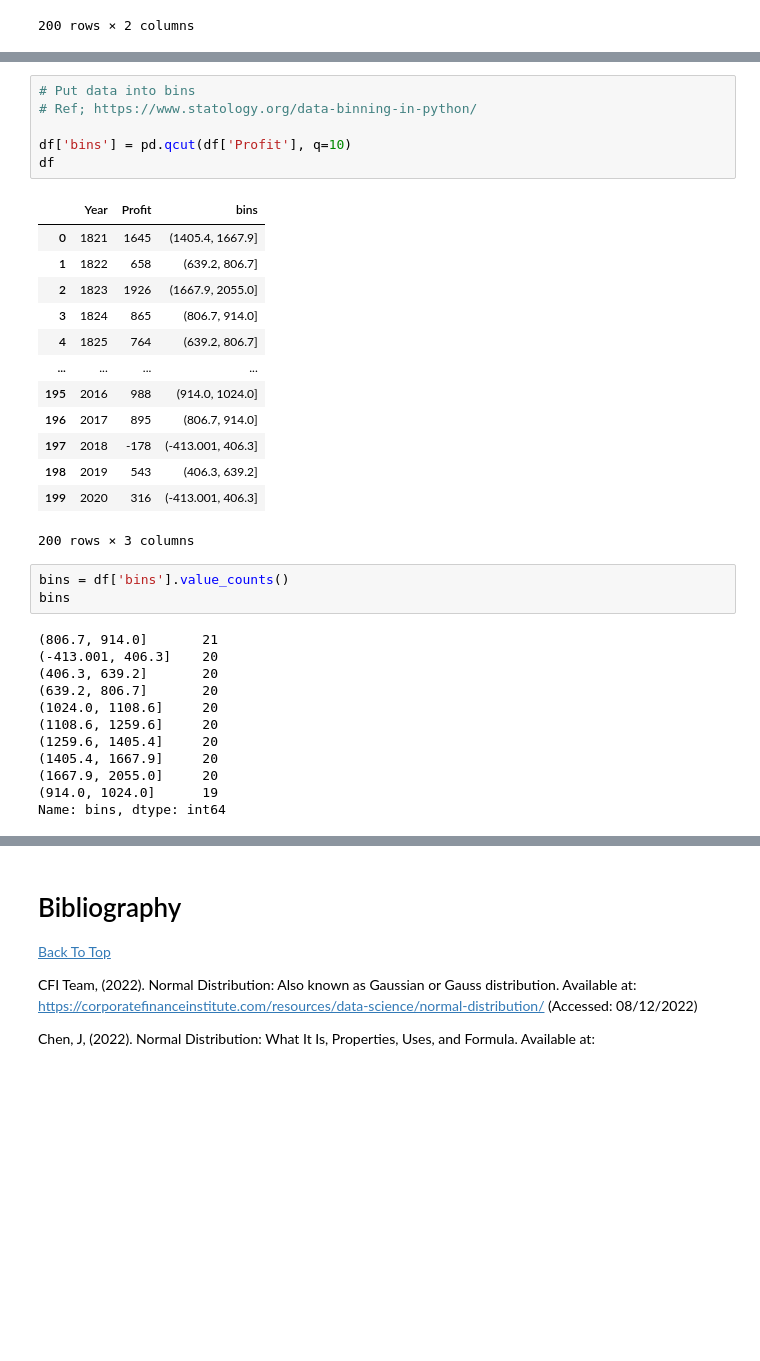
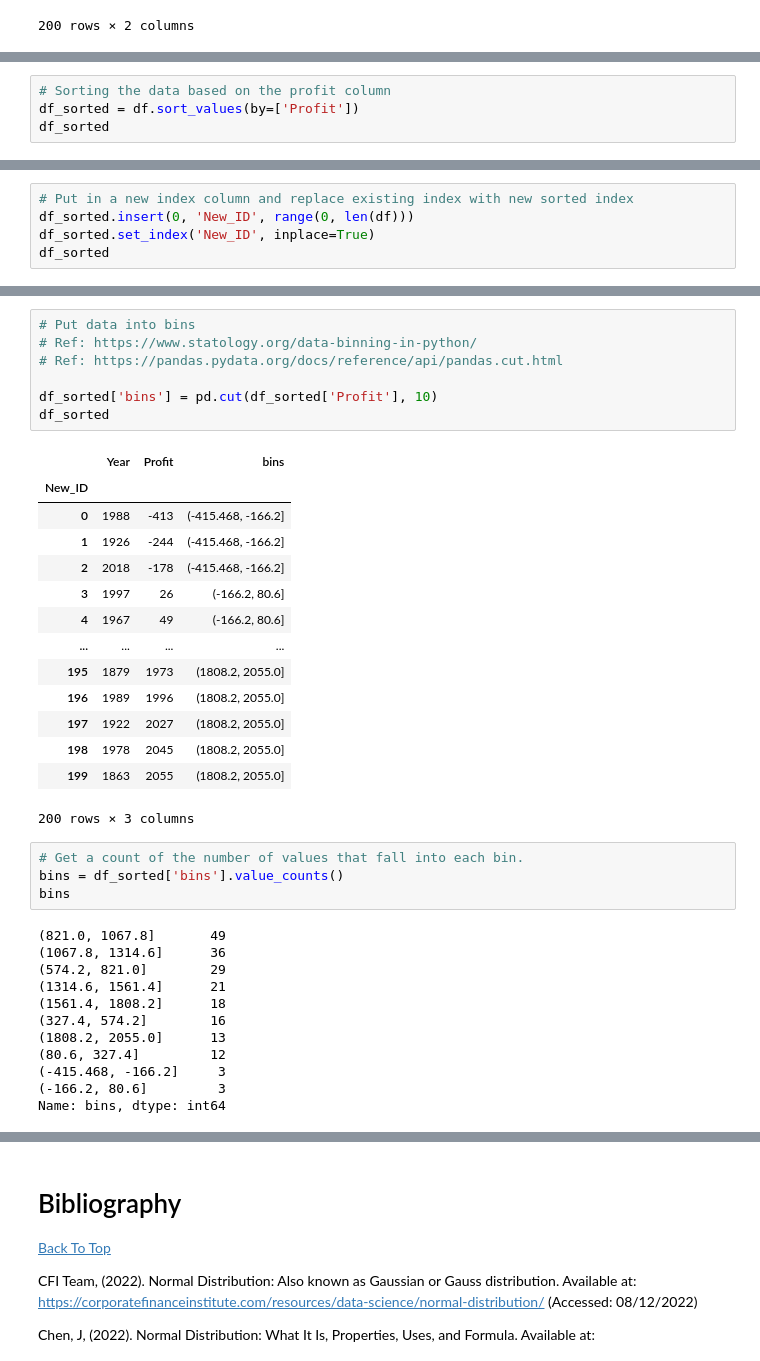
Before and after one commit to elainetynan/funddata-assessment, a Jupyter notebook: normalDistribution/NormalDistribution.ipynb, the cells around one changed output, grey strips where cells are left out. Saved outputs shown, nothing was run; the diff lists cells and outputs as text; blank space fills up the shorter version.

Commit message:
transpose data to format to show data in bar chartt normally distributed

```diff
--- a/normalDistribution/NormalDistribution.ipynb
+++ b/normalDistribution/NormalDistribution.ipynb
@@ -89,0 +79,4 @@ plt.show()
+# %%
+# Sorting the data based on the profit column
+df_sorted = df.sort_values(by=['Profit'])
+df_sorted
@@ -89,0 +97,5 @@ plt.show()
+# %%
+# Put in a new index column and replace existing index with new sorted index
+df_sorted.insert(0, 'New_ID', range(0, len(df)))
+df_sorted.set_index('New_ID', inplace=True)
+df_sorted
@@ -90,35 +117,38 @@ plt.show()
 # %%
 # Put data into bins
-# Ref; https://www.statology.org/data-binning-in-python/
+# Ref: https://www.statology.org/data-binning-in-python/
+# Ref: https://pandas.pydata.org/docs/reference/api/pandas.cut.html
 
-df['bins'] = pd.qcut(df['Profit'], q=10)
-df
+df_sorted['bins'] = pd.cut(df_sorted['Profit'], 10)
+df_sorted
 # %% [output]
 |  | Year | Profit | bins |
-| 0 | 1821 | 1645 | (1405.4, 1667.9] |
-| 1 | 1822 | 658 | (639.2, 806.7] |
-| 2 | 1823 | 1926 | (1667.9, 2055.0] |
-| 3 | 1824 | 865 | (806.7, 914.0] |
-| 4 | 1825 | 764 | (639.2, 806.7] |
+| New_ID |  |  |  |
+| 0 | 1988 | -413 | (-415.468, -166.2] |
+| 1 | 1926 | -244 | (-415.468, -166.2] |
+| 2 | 2018 | -178 | (-415.468, -166.2] |
+| 3 | 1997 | 26 | (-166.2, 80.6] |
+| 4 | 1967 | 49 | (-166.2, 80.6] |
 | ... | ... | ... | ... |
-| 195 | 2016 | 988 | (914.0, 1024.0] |
-| 196 | 2017 | 895 | (806.7, 914.0] |
-| 197 | 2018 | -178 | (-413.001, 406.3] |
-| 198 | 2019 | 543 | (406.3, 639.2] |
-| 199 | 2020 | 316 | (-413.001, 406.3] |
+| 195 | 1879 | 1973 | (1808.2, 2055.0] |
+| 196 | 1989 | 1996 | (1808.2, 2055.0] |
+| 197 | 1922 | 2027 | (1808.2, 2055.0] |
+| 198 | 1978 | 2045 | (1808.2, 2055.0] |
+| 199 | 1863 | 2055 | (1808.2, 2055.0] |
 200 rows × 3 columns
 # %%
-bins = df['bins'].value_counts()
+# Get a count of the number of values that fall into each bin.
+bins = df_sorted['bins'].value_counts()
 bins
 # %% [output]
-(806.7, 914.0]       21
-(-413.001, 406.3]    20
-(406.3, 639.2]       20
-(639.2, 806.7]       20
-(1024.0, 1108.6]     20
-(1108.6, 1259.6]     20
-(1259.6, 1405.4]     20
-(1405.4, 1667.9]     20
-(1667.9, 2055.0]     20
-(914.0, 1024.0]      19
+(821.0, 1067.8]       49
+(1067.8, 1314.6]      36
+(574.2, 821.0]        29
+(1314.6, 1561.4]      21
+(1561.4, 1808.2]      18
+(327.4, 574.2]        16
+(1808.2, 2055.0]      13
+(80.6, 327.4]         12
+(-415.468, -166.2]     3
+(-166.2, 80.6]         3
 Name: bins, dtype: int64
```
Also changed, not shown: parts of 11 cells of this notebook, 1 other file.
